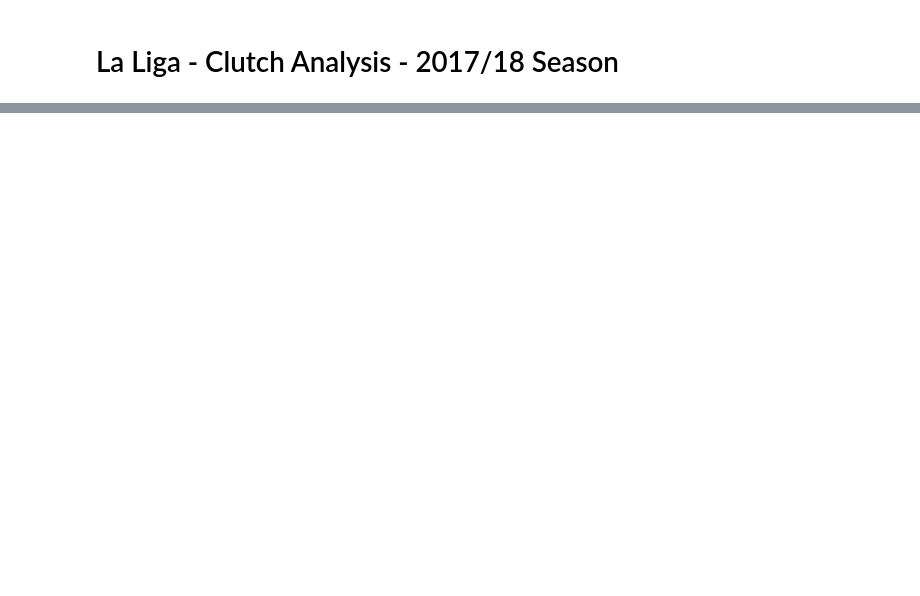
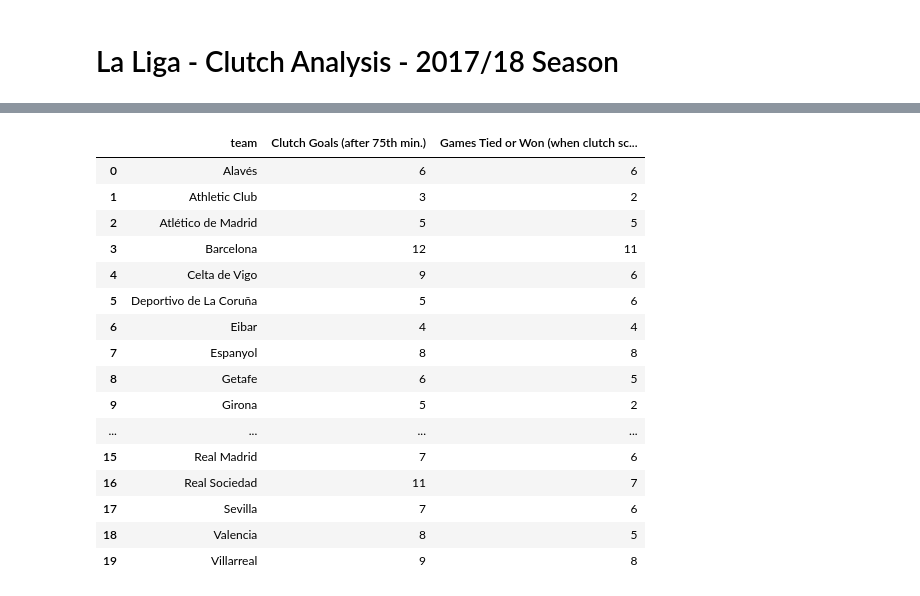
Before and after one commit to carlos-gutier/DS-Project1-Data-Storytelling, a Jupyter notebook: DS1_Project1_LaLiga_ClutchGrading.ipynb, the cells around one changed output, grey strips where cells are left out. Saved outputs shown, nothing was run; the diff lists cells and outputs as text; code cells hidden in the pictures; blank space fills up the shorter version.

```diff
--- a/DS1_Project1_LaLiga_ClutchGrading.ipynb
+++ b/DS1_Project1_LaLiga_ClutchGrading.ipynb
@@ -339,0 +12,3 @@ sns.despine(left=True, bottom=True)
+# %%
+pd.set_option('display.max_rows', 2000)
+pd.set_option('display.max_columns', 100)
@@ -339,0 +531,21 @@ sns.despine(left=True, bottom=True)
+# %%
+df_clutch_wins.reset_index(inplace=True)
+df_clutch_wins
+# %% [output]
+|  | team | Clutch Goals (after 75th min.) | Games Tied or Won (when clutch sc... |
+| 0 | Alavés | 6 | 6 |
+| 1 | Athletic Club | 3 | 2 |
+| 2 | Atlético de Madrid | 5 | 5 |
+| 3 | Barcelona | 12 | 11 |
+| 4 | Celta de Vigo | 9 | 6 |
+| 5 | Deportivo de La Coruña | 5 | 6 |
+| 6 | Eibar | 4 | 4 |
+| 7 | Espanyol | 8 | 8 |
+| 8 | Getafe | 6 | 5 |
+| 9 | Girona | 5 | 2 |
+| ... | ... | ... | ... |
+| 15 | Real Madrid | 7 | 6 |
+| 16 | Real Sociedad | 11 | 7 |
+| 17 | Sevilla | 7 | 6 |
+| 18 | Valencia | 8 | 5 |
+| 19 | Villarreal | 9 | 8 |
```
Also changed, not shown: parts of 62 cells of this notebook.
